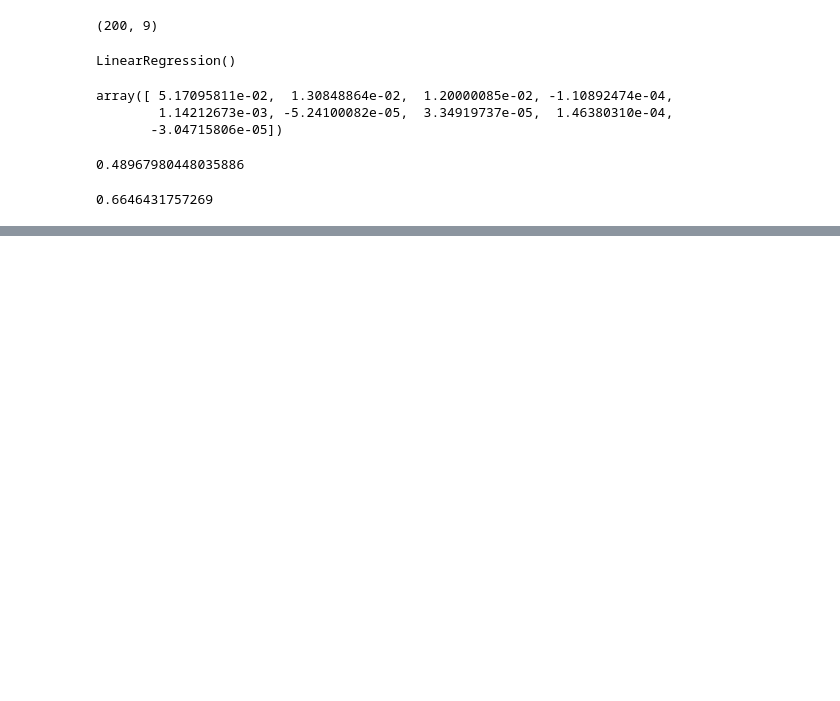
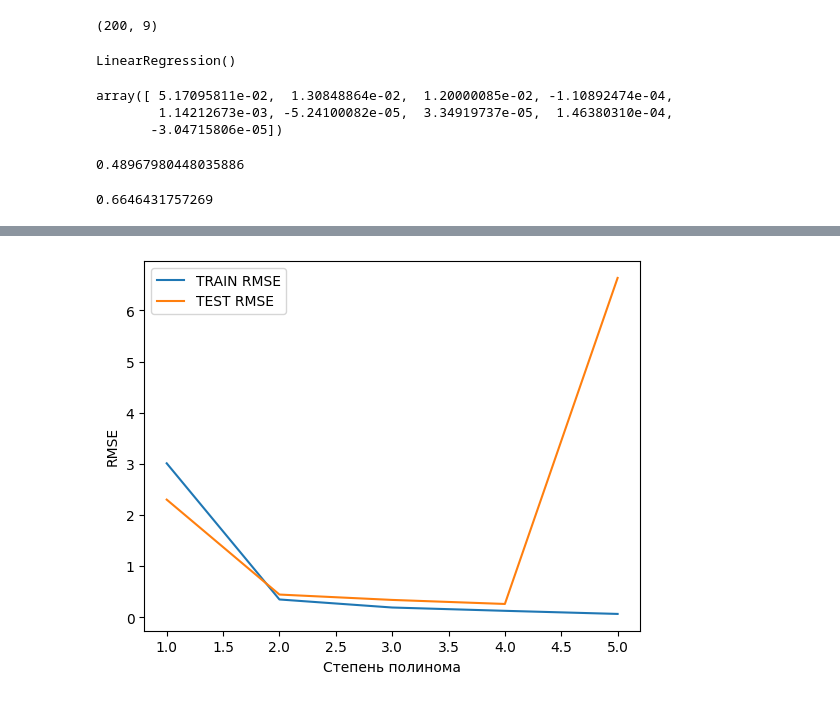
Before and after one commit to AlexTmbMifi/ML_basic, a Jupyter notebook: PolyRegression.ipynb, the cells around one changed output, grey strips where cells are left out. Drawn from its saved outputs; the diff is of its cells as text; code cells hidden in the pictures; blank space fills up the shorter version.

```diff
--- a/PolyRegression.ipynb
+++ b/PolyRegression.ipynb
@@ -84,0 +90,16 @@ RMSE
+# %%
+train_rmse_error = []
+test_rmse_error = []
+
+for i in range(1, 10):
+    polynomial_converver = PolynomialFeatures(degree=i, include_bias=False)
+    polynomial_features = polynomial_converver.fit_transform(X)
+    X_train, X_test, y_train, y_test = train_test_split(polynomial_features, y, test_size=0.3, random_state=101)
+    model = LinearRegression()
+    model.fit(X_train,y_train)
+
+    test_pred = model.predict(X_test)
+    train_pred = model.predict(X_train)
+
+    train_rmse_error.append(mean_squared_error(y_train, train_pred))
+    test_rmse_error.append(mean_squared_error(y_test, test_pred))
@@ -84,0 +118,9 @@ RMSE
+# %%
+plt.plot(range(1,6), train_rmse_error[:5], label='TRAIN RMSE')
+plt.plot(range(1,6), test_rmse_error[:5], label='TEST RMSE')
+
+plt.ylabel('RMSE')
+plt.xlabel('Степень полинома')
+plt.legend();
+# %% [output]
+[figure, added]
```
Also changed, not shown: parts of 4 cells of this notebook.
